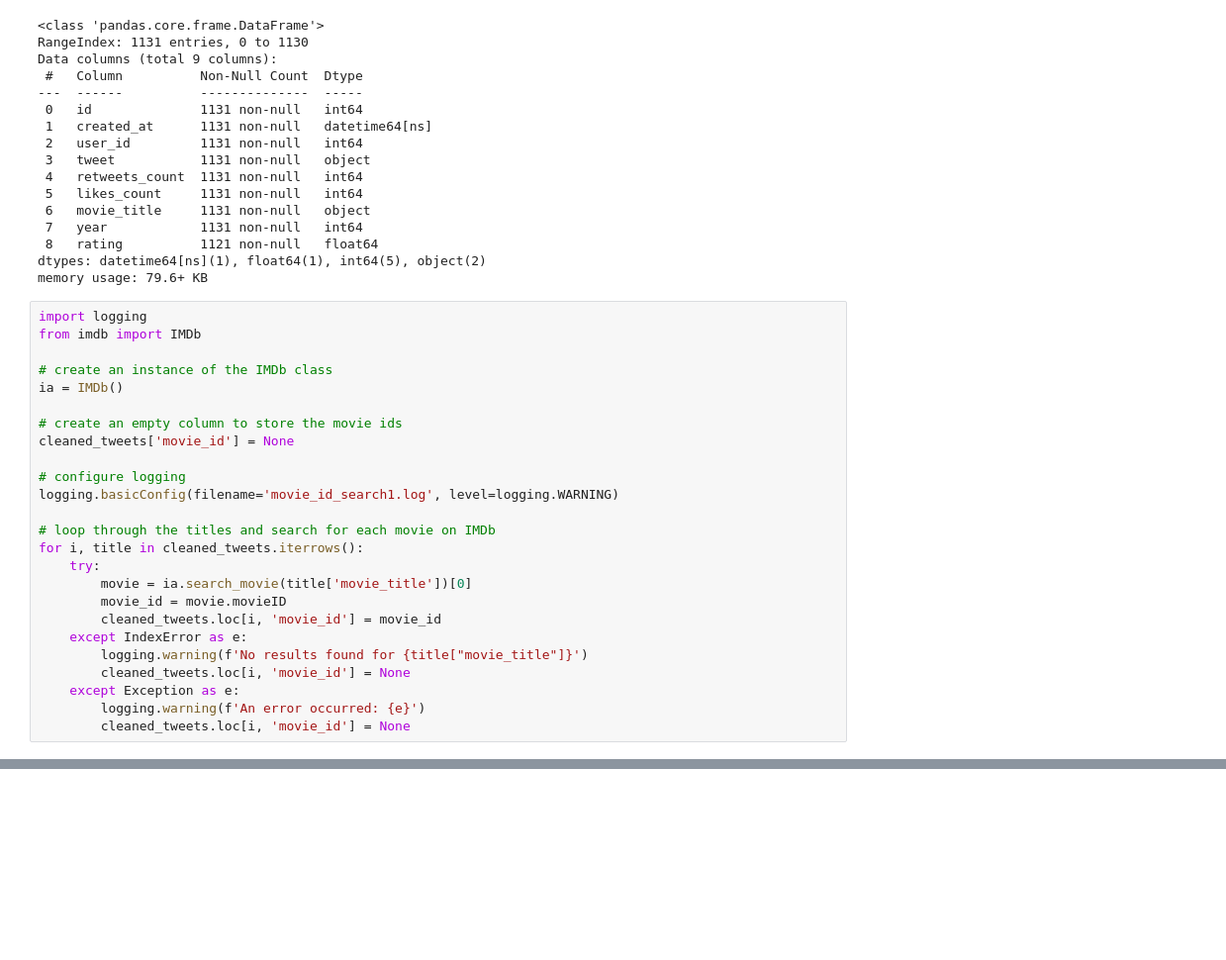
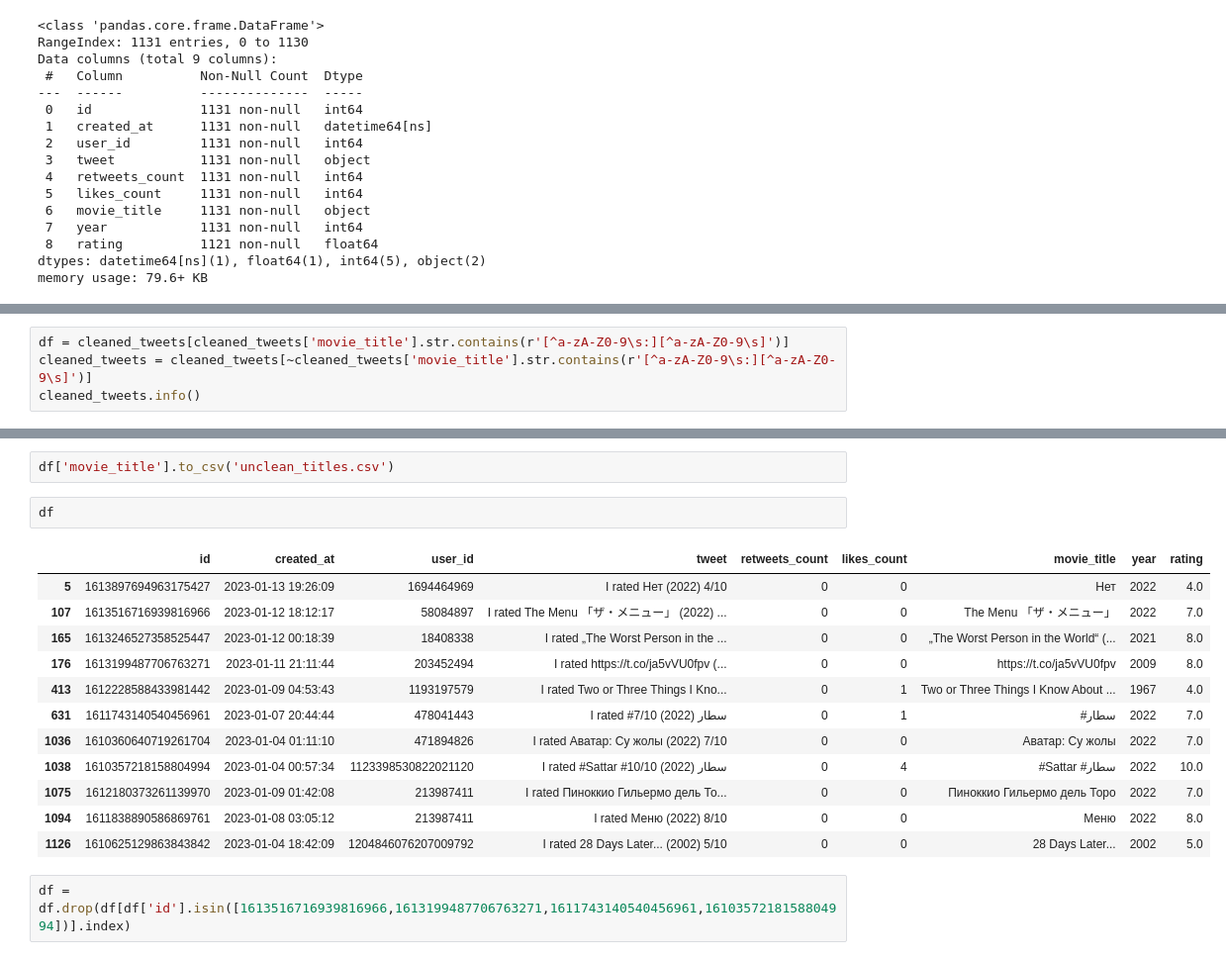
Before and after one commit to Harshavardhan1617/Movie-Reccomendation-App, a Jupyter notebook: notebook1.ipynb, the cells around one changed output, grey strips where cells are left out. Shown at 99% size. Cells and saved outputs as stored; diff of their text form; blank space fills up the shorter version.

Commit message:
seperated the faulty titles causing error

```diff
--- a/notebook1.ipynb
+++ b/notebook1.ipynb
@@ -589,28 +601,3 @@ Data columns (total 9 columns):
  8   rating          1121 non-null   float64
 dtypes: datetime64[ns](1), float64(1), int64(5), object(2)
 memory usage: 79.6+ KB
-# %%
-import logging
-from imdb import IMDb
-
-# create an instance of the IMDb class
-ia = IMDb()
-
-# create an empty column to store the movie ids
-cleaned_tweets['movie_id'] = None
-
-# configure logging
-logging.basicConfig(filename='movie_id_search1.log', level=logging.WARNING)
-
-# loop through the titles and search for each movie on IMDb
-for i, title in cleaned_tweets.iterrows():
-    try:
-        movie = ia.search_movie(title['movie_title'])[0]
-        movie_id = movie.movieID
-        cleaned_tweets.loc[i, 'movie_id'] = movie_id
-    except IndexError as e:
-        logging.warning(f'No results found for {title["movie_title"]}')
-        cleaned_tweets.loc[i, 'movie_id'] = None
-    except Exception as e:
-        logging.warning(f'An error occurred: {e}')
-        cleaned_tweets.loc[i, 'movie_id'] = None
@@ -632,0 +604,4 @@ urllib.error.HTTPError: HTTP Error 500: Internal Server Error
+# %%
+df = cleaned_tweets[cleaned_tweets['movie_title'].str.contains(r'[^a-zA-Z0-9\s:][^a-zA-Z0-9\s]')]
+cleaned_tweets = cleaned_tweets[~cleaned_tweets['movie_title'].str.contains(r'[^a-zA-Z0-9\s:][^a-zA-Z0-9\s]')]
+cleaned_tweets.info()
@@ -632,0 +625,19 @@ urllib.error.HTTPError: HTTP Error 500: Internal Server Error
+# %%
+df['movie_title'].to_csv('unclean_titles.csv')
+# %%
+df
+# %% [output]
+|  | id | created_at | user_id | tweet | retweets_count | likes_count | movie_title | year | rating |
+| 5 | 1613897694963175427 | 2023-01-13 19:26:09 | 1694464969 | I rated Нет (2022) 4/10 | 0 | 0 | Нет | 2022 | 4.0 |
+| 107 | 1613516716939816966 | 2023-01-12 18:12:17 | 58084897 | I rated The Menu 「ザ・メニュー」 (2022) ... | 0 | 0 | The Menu 「ザ・メニュー」 | 2022 | 7.0 |
+| 165 | 1613246527358525447 | 2023-01-12 00:18:39 | 18408338 | I rated „The Worst Person in the ... | 0 | 0 | „The Worst Person in the World“ (... | 2021 | 8.0 |
+| 176 | 1613199487706763271 | 2023-01-11 21:11:44 | 203452494 | I rated https://t.co/ja5vVU0fpv (... | 0 | 0 | https://t.co/ja5vVU0fpv | 2009 | 8.0 |
+| 413 | 1612228588433981442 | 2023-01-09 04:53:43 | 1193197579 | I rated Two or Three Things I Kno... | 0 | 1 | Two or Three Things I Know About ... | 1967 | 4.0 |
+| 631 | 1611743140540456961 | 2023-01-07 20:44:44 | 478041443 | I rated #سطار (2022) 7/10 | 0 | 1 | #سطار | 2022 | 7.0 |
+| 1036 | 1610360640719261704 | 2023-01-04 01:11:10 | 471894826 | I rated Аватар: Су жолы (2022) 7/10 | 0 | 0 | Аватар: Су жолы | 2022 | 7.0 |
+| 1038 | 1610357218158804994 | 2023-01-04 00:57:34 | 1123398530822021120 | I rated #Sattar #سطار (2022) 10/10 | 0 | 4 | #Sattar #سطار | 2022 | 10.0 |
+| 1075 | 1612180373261139970 | 2023-01-09 01:42:08 | 213987411 | I rated Пиноккио Гильермо дель То... | 0 | 0 | Пиноккио Гильермо дель Торо | 2022 | 7.0 |
+| 1094 | 1611838890586869761 | 2023-01-08 03:05:12 | 213987411 | I rated Меню (2022) 8/10 | 0 | 0 | Меню | 2022 | 8.0 |
+| 1126 | 1610625129863843842 | 2023-01-04 18:42:09 | 1204846076207009792 | I rated 28 Days Later... (2002) 5/10 | 0 | 0 | 28 Days Later... | 2002 | 5.0 |
+# %%
+df = df.drop(df[df['id'].isin([1613516716939816966,1613199487706763271,1611743140540456961,1610357218158804994])].index)
```
Also changed, not shown: parts of 6 cells of this notebook, 6 other files.
